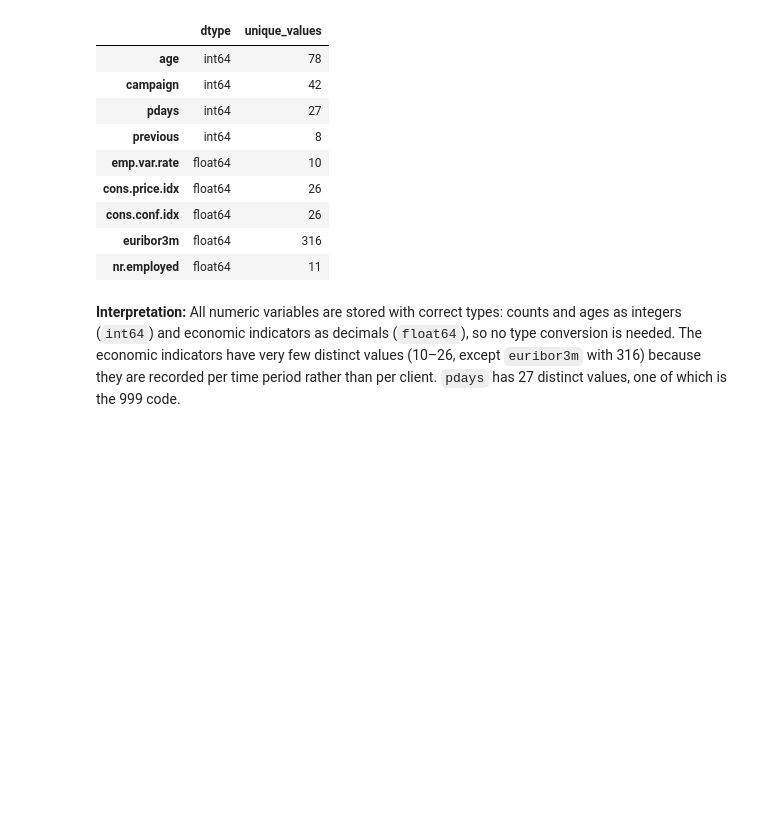
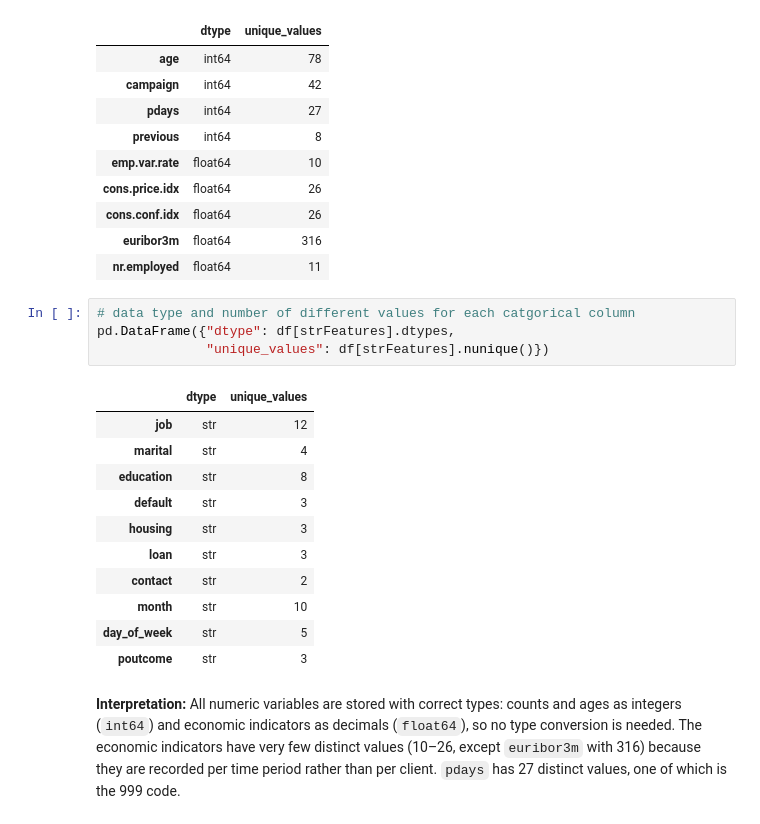
Before and after one commit to stafa10/CA1Theory2Practice, a Jupyter notebook: MergedCode.ipynb, the cells around one changed output. Drawn from its saved outputs; the diff is of its cells as text; blank space fills up the shorter version.

```diff
--- a/MergedCode.ipynb
+++ b/MergedCode.ipynb
@@ -304,6 +290,22 @@ pd.DataFrame({"dtype": df[num_cols].dtypes,
 | cons.conf.idx | float64 | 26 |
 | euribor3m | float64 | 316 |
 | nr.employed | float64 | 11 |
+# %%
+# data type and number of different values for each catgorical column
+pd.DataFrame({"dtype": df[strFeatures].dtypes,
+              "unique_values": df[strFeatures].nunique()})
+# %% [output]
+|  | dtype | unique_values |
+| job | str | 12 |
+| marital | str | 4 |
+| education | str | 8 |
+| default | str | 3 |
+| housing | str | 3 |
+| loan | str | 3 |
+| contact | str | 2 |
+| month | str | 10 |
+| day_of_week | str | 5 |
+| poutcome | str | 3 |
 # %% [markdown]
 **Interpretation:** All numeric variables are stored with correct types: counts and ages as integers (`int64`) and economic indicators as decimals (`float64`), so no type conversion is needed. The economic indicators have very few distinct values (10–26, except `euribor3m` with 316) because they are recorded per time period rather than per client. `pdays` has 27 distinct values, one of which is the 999 code.
 # %% [markdown]
```
Also changed, not shown: parts of 20 cells of this notebook, 2 other files.
